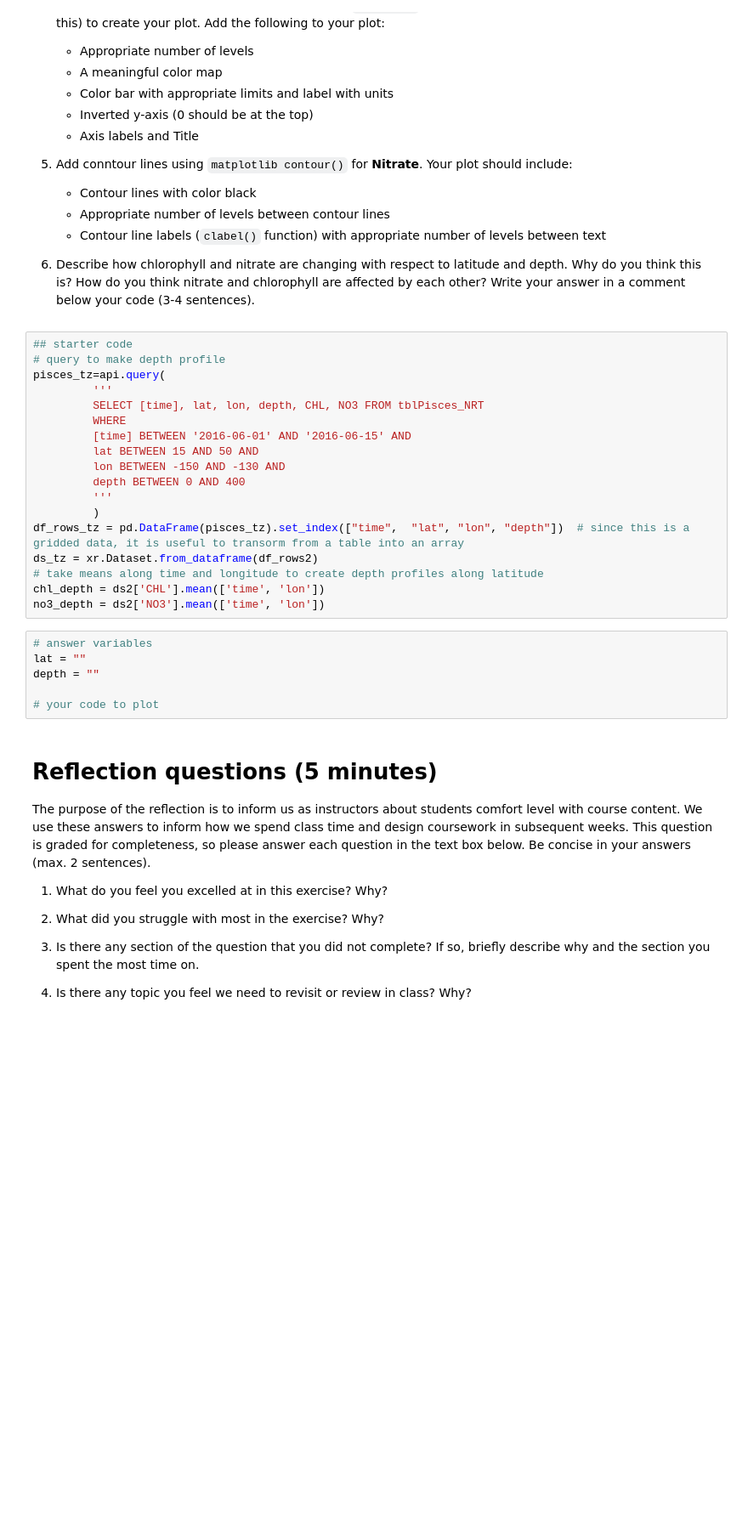
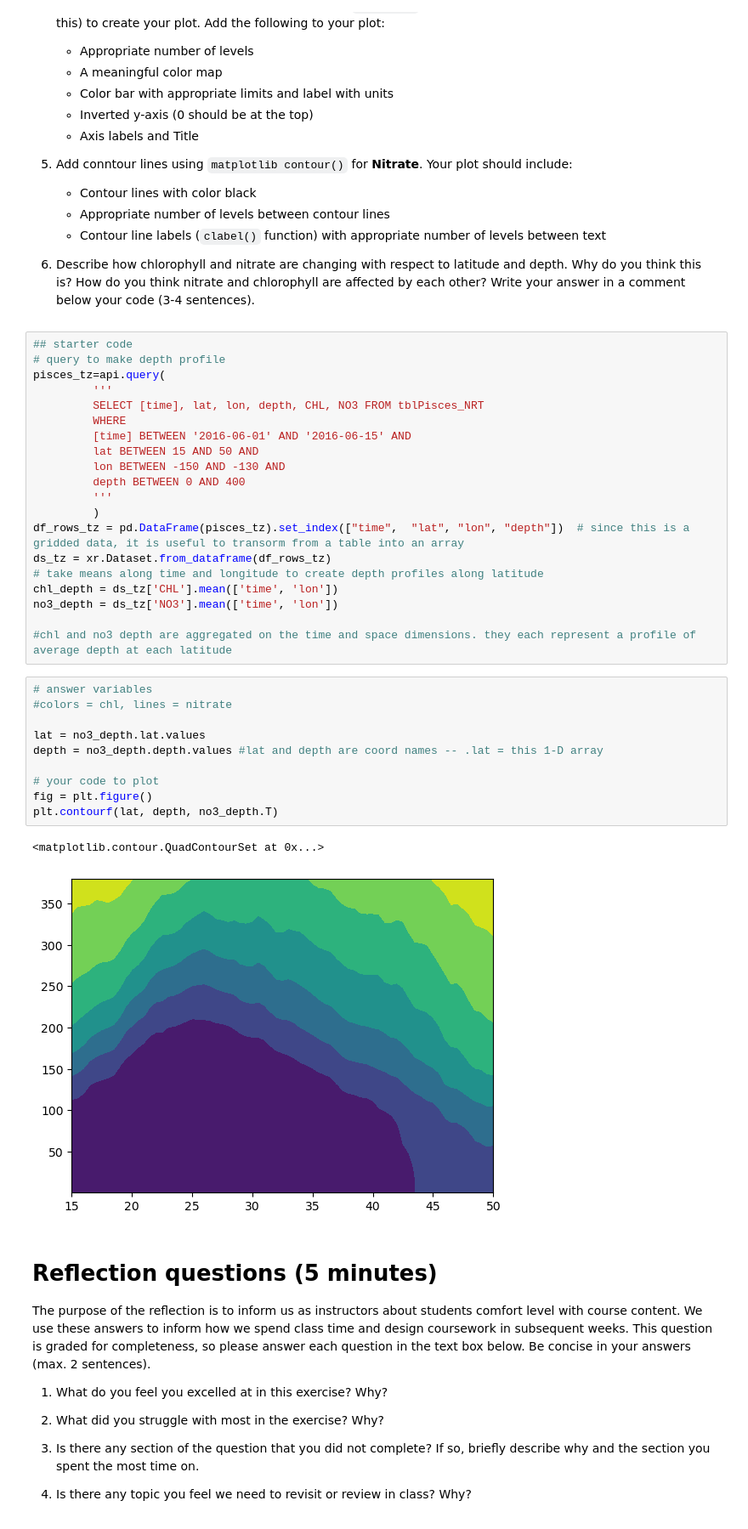
Before and after one commit to zoemae/week7_inclass, a Jupyter notebook: group_activity6.ipynb, the cells around one changed output. Shown at 85% size. Cells and saved outputs as stored; diff of their text form; blank space fills up the shorter version.

```diff
--- a/group_activity6.ipynb
+++ b/group_activity6.ipynb
@@ -231,16 +318,25 @@ pisces_tz=api.query(
          '''
          )
 df_rows_tz = pd.DataFrame(pisces_tz).set_index(["time",  "lat", "lon", "depth"])  # since this is a gridded data, it is useful to transorm from a table into an array
-ds_tz = xr.Dataset.from_dataframe(df_rows2)
+ds_tz = xr.Dataset.from_dataframe(df_rows_tz)
 # take means along time and longitude to create depth profiles along latitude
-chl_depth = ds2['CHL'].mean(['time', 'lon'])
-no3_depth = ds2['NO3'].mean(['time', 'lon'])
+chl_depth = ds_tz['CHL'].mean(['time', 'lon'])
+no3_depth = ds_tz['NO3'].mean(['time', 'lon'])
+
+#chl and no3 depth are aggregated on the time and space dimensions. they each represent a profile of average depth at each latitude
-# %%
-# answer variables
-lat = ""
-depth = ""
-
-# your code to plot
+# %%
+# answer variables
+#colors = chl, lines = nitrate
+
+lat = no3_depth.lat.values
+depth = no3_depth.depth.values #lat and depth are coord names -- .lat = this 1-D array
+
+# your code to plot
+fig = plt.figure()
+plt.contourf(lat, depth, no3_depth.T)
+# %% [output]
+<matplotlib.contour.QuadContourSet at 0x...>
+[figure, added]
 # %% [markdown]
 <!-- END QUESTION -->
 
```
Also changed, not shown: parts of 13 cells of this notebook.
